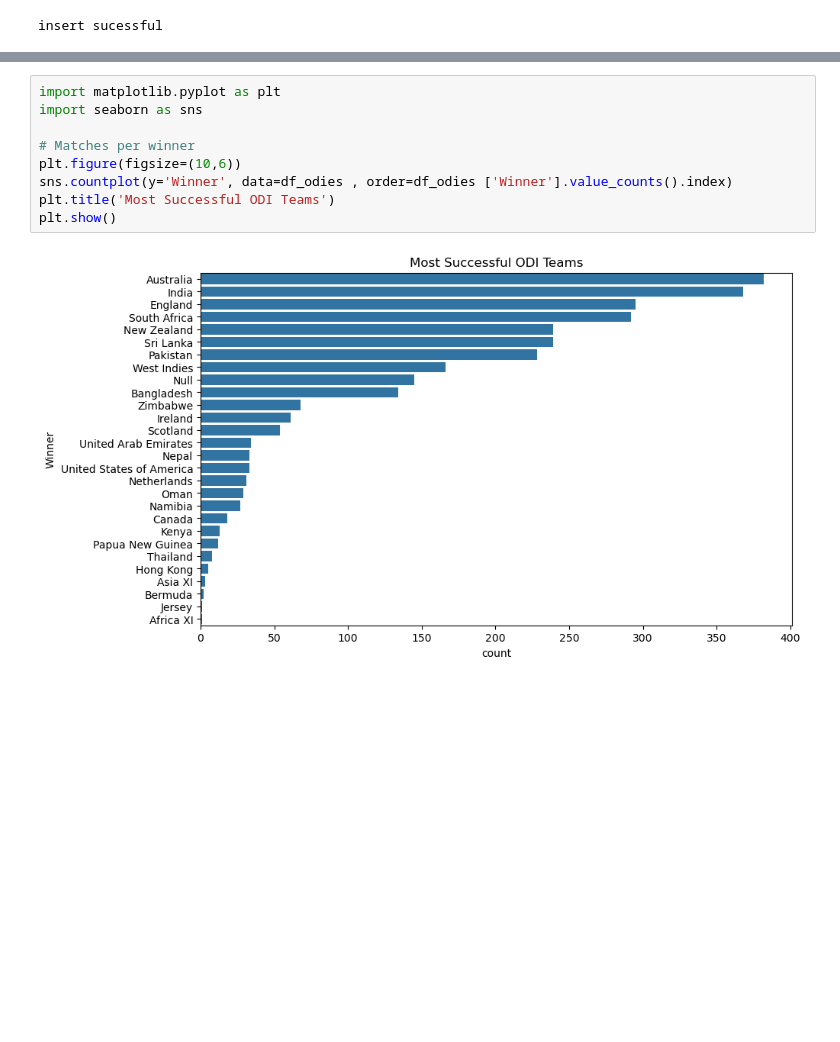
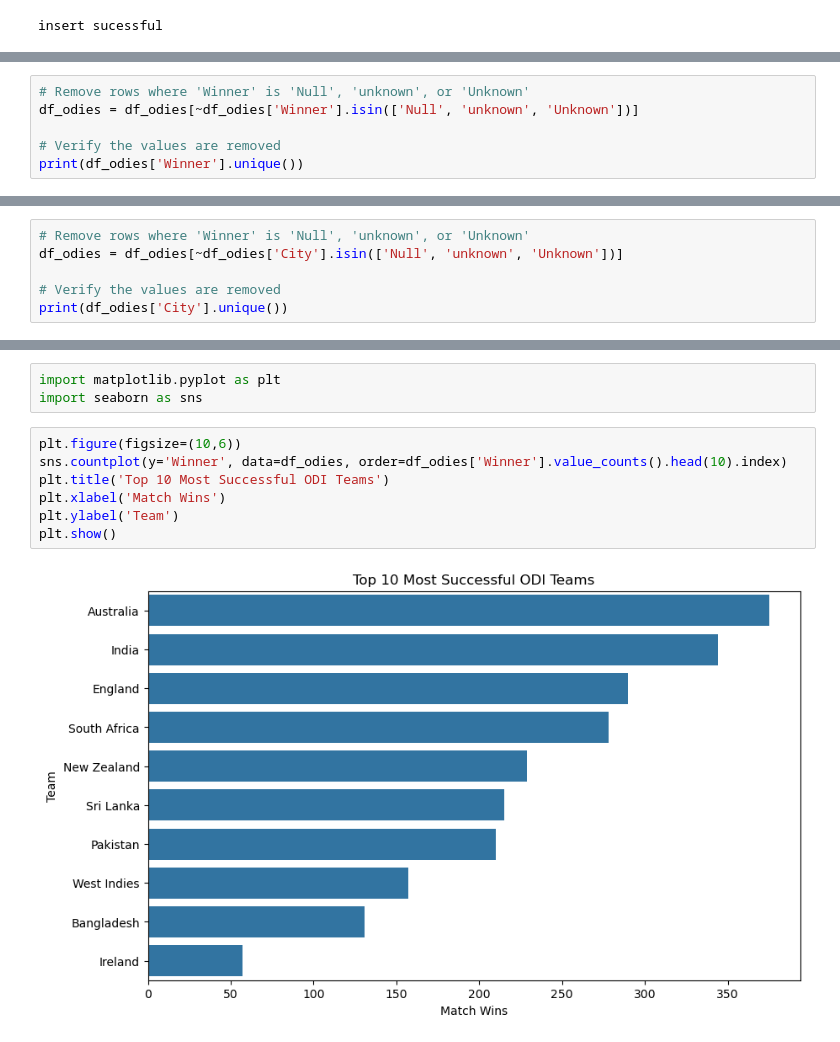
Before and after one commit to Muruga-aravindhan/Cricsheet-_Match-_Data-_Analysis, a Jupyter notebook: secound_project.ipynb, the cells around one changed output, grey strips where cells are left out. Saved outputs shown, nothing was run; the diff lists cells and outputs as text; blank space fills up the shorter version.

```diff
--- a/secound_project.ipynb
+++ b/secound_project.ipynb
@@ -257,0 +321,6 @@ insert sucessful
+# %%
+# Remove rows where 'Winner' is 'Null', 'unknown', or 'Unknown'
+df_odies = df_odies[~df_odies['Winner'].isin(['Null', 'unknown', 'Unknown'])]
+
+# Verify the values are removed
+print(df_odies['Winner'].unique())
@@ -257,0 +333,6 @@ insert sucessful
+# %%
+# Remove rows where 'Winner' is 'Null', 'unknown', or 'Unknown'
+df_odies = df_odies[~df_odies['City'].isin(['Null', 'unknown', 'Unknown'])]
+
+# Verify the values are removed
+print(df_odies['City'].unique())
@@ -258,11 +357,12 @@ insert sucessful
+# %%
+import matplotlib.pyplot as plt
+import seaborn as sns
 # %%
-import matplotlib.pyplot as plt
-import seaborn as sns
-
-# Matches per winner
 plt.figure(figsize=(10,6))
-sns.countplot(y='Winner', data=df_odies , order=df_odies ['Winner'].value_counts().index)
-plt.title('Most Successful ODI Teams')
+sns.countplot(y='Winner', data=df_odies, order=df_odies['Winner'].value_counts().head(10).index)
+plt.title('Top 10 Most Successful ODI Teams')
+plt.xlabel('Match Wins')
+plt.ylabel('Team')
 plt.show()
 # %% [output]
-[figure, old version]
+[figure, new version]
```
Also changed, not shown: parts of 22 cells of this notebook.
